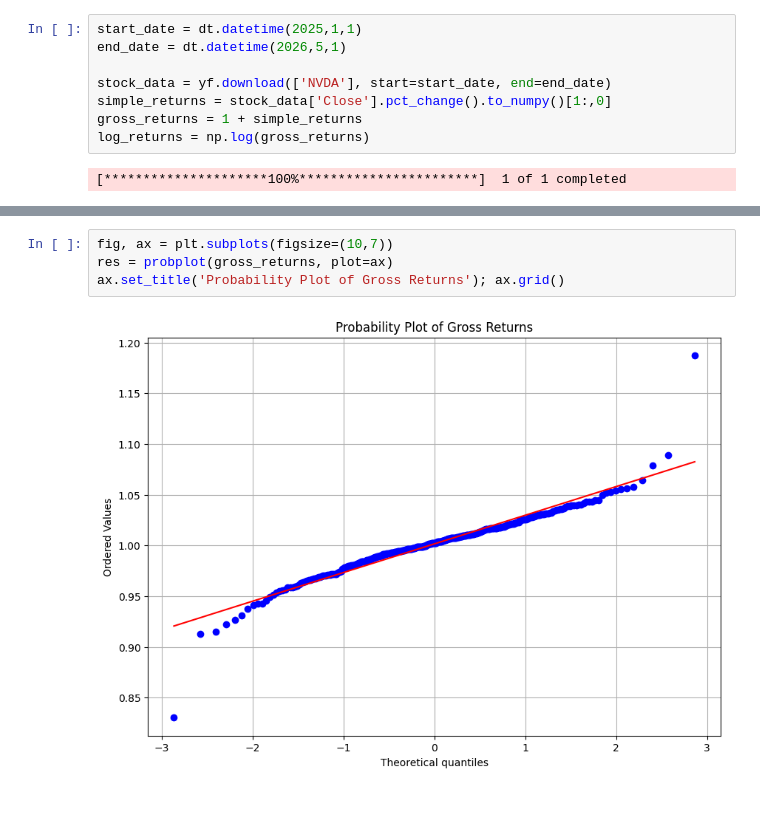
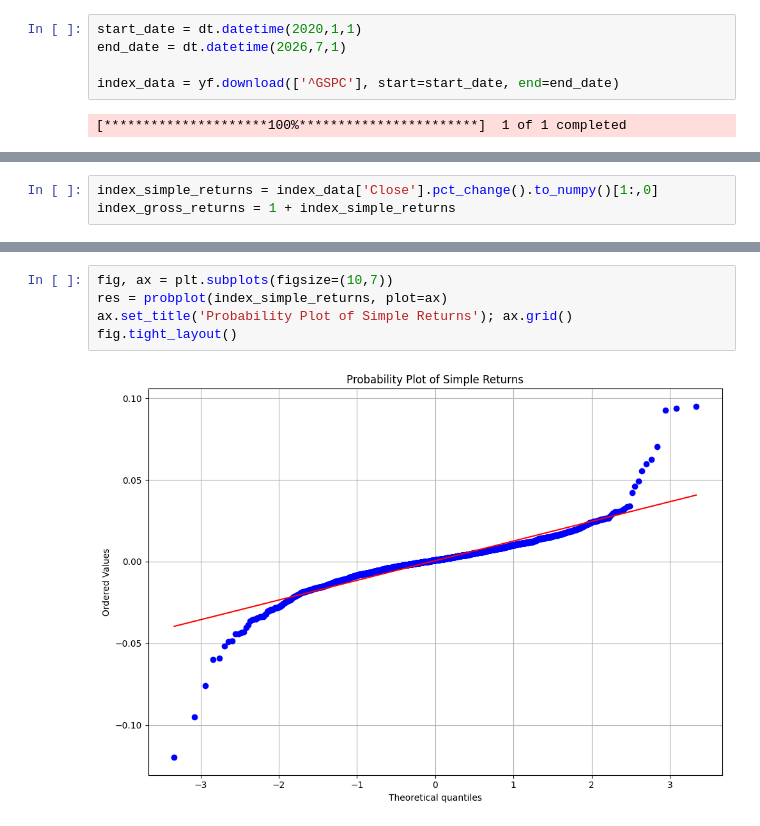
Before and after one commit to spcarte/portfolio_value, a Jupyter notebook: docs/analyzing_returns.ipynb, the cells around one changed output, grey strips where cells are left out. Drawn from its saved outputs; the diff is of its cells as text.

Commit message:
Finished some documentation on evaluating statistical properties of returns.

```diff
--- a/docs/analyzing_returns.ipynb
+++ b/docs/analyzing_returns.ipynb
@@ -60,12 +10,9 @@ import yfinance as yf
 import datetime as dt
 import matplotlib.pyplot as plt
 # %%
-start_date = dt.datetime(2025,1,1)
-end_date = dt.datetime(2026,5,1)
+start_date = dt.datetime(2020,1,1)
+end_date = dt.datetime(2026,7,1)
 
-stock_data = yf.download(['NVDA'], start=start_date, end=end_date)
-simple_returns = stock_data['Close'].pct_change().to_numpy()[1:,0]
-gross_returns = 1 + simple_returns
-log_returns = np.log(gross_returns)
+index_data = yf.download(['^GSPC'], start=start_date, end=end_date)
 # %% [output]
 [*********************100%***********************]  1 of 1 completed
@@ -81,0 +67,3 @@ Return kurtosis: 7.7519154664443235
+# %%
+index_simple_returns = index_data['Close'].pct_change().to_numpy()[1:,0]
+index_gross_returns = 1 + index_simple_returns
@@ -119,6 +160,7 @@ plt.tight_layout()
 # %%
 fig, ax = plt.subplots(figsize=(10,7))
-res = probplot(gross_returns, plot=ax)
-ax.set_title('Probability Plot of Gross Returns'); ax.grid()
+res = probplot(index_simple_returns, plot=ax)
+ax.set_title('Probability Plot of Simple Returns'); ax.grid()
+fig.tight_layout()
 # %% [output]
-[figure, old version]
+[figure, new version]
```
Also changed, not shown: parts of 35 cells of this notebook.
